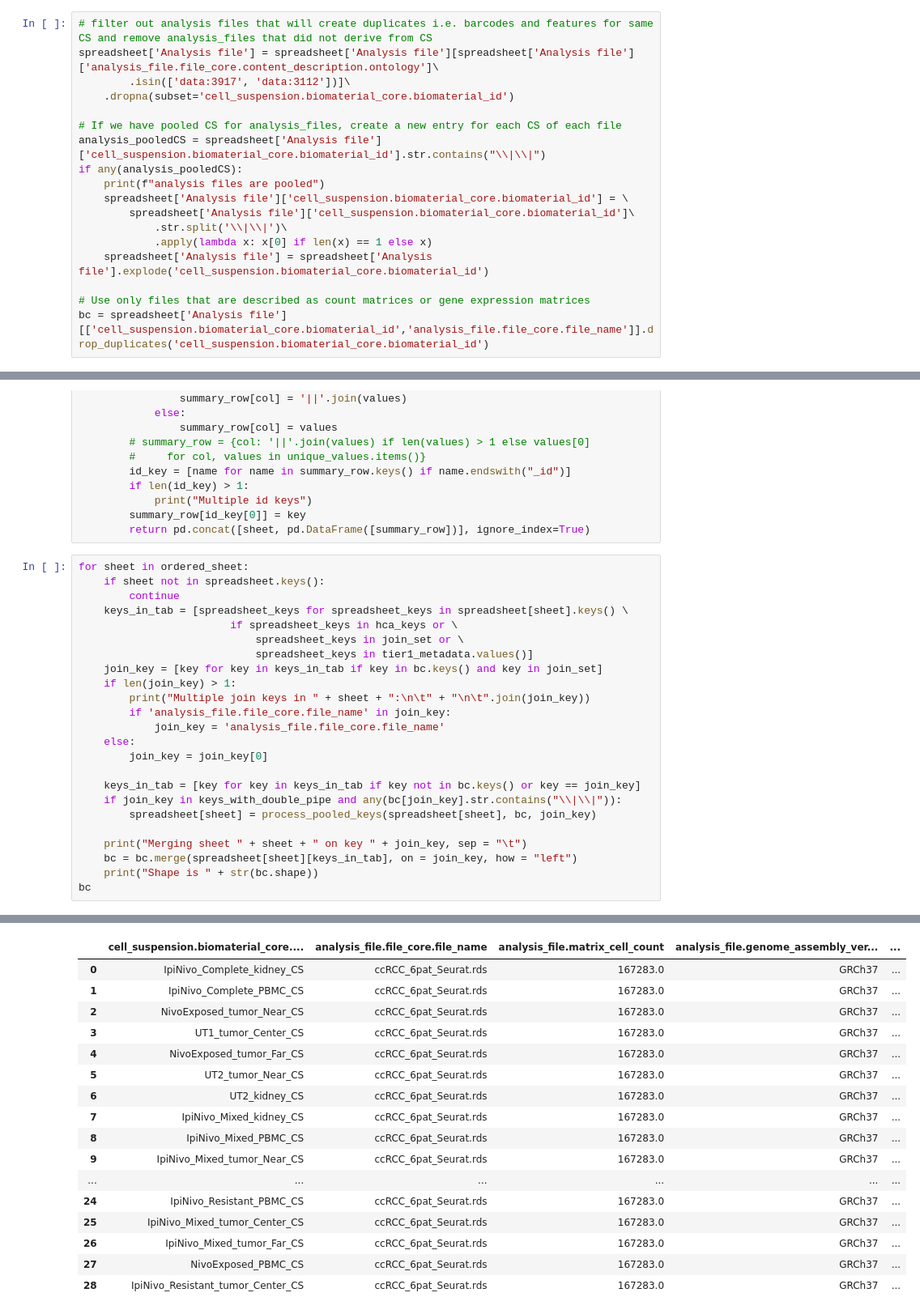
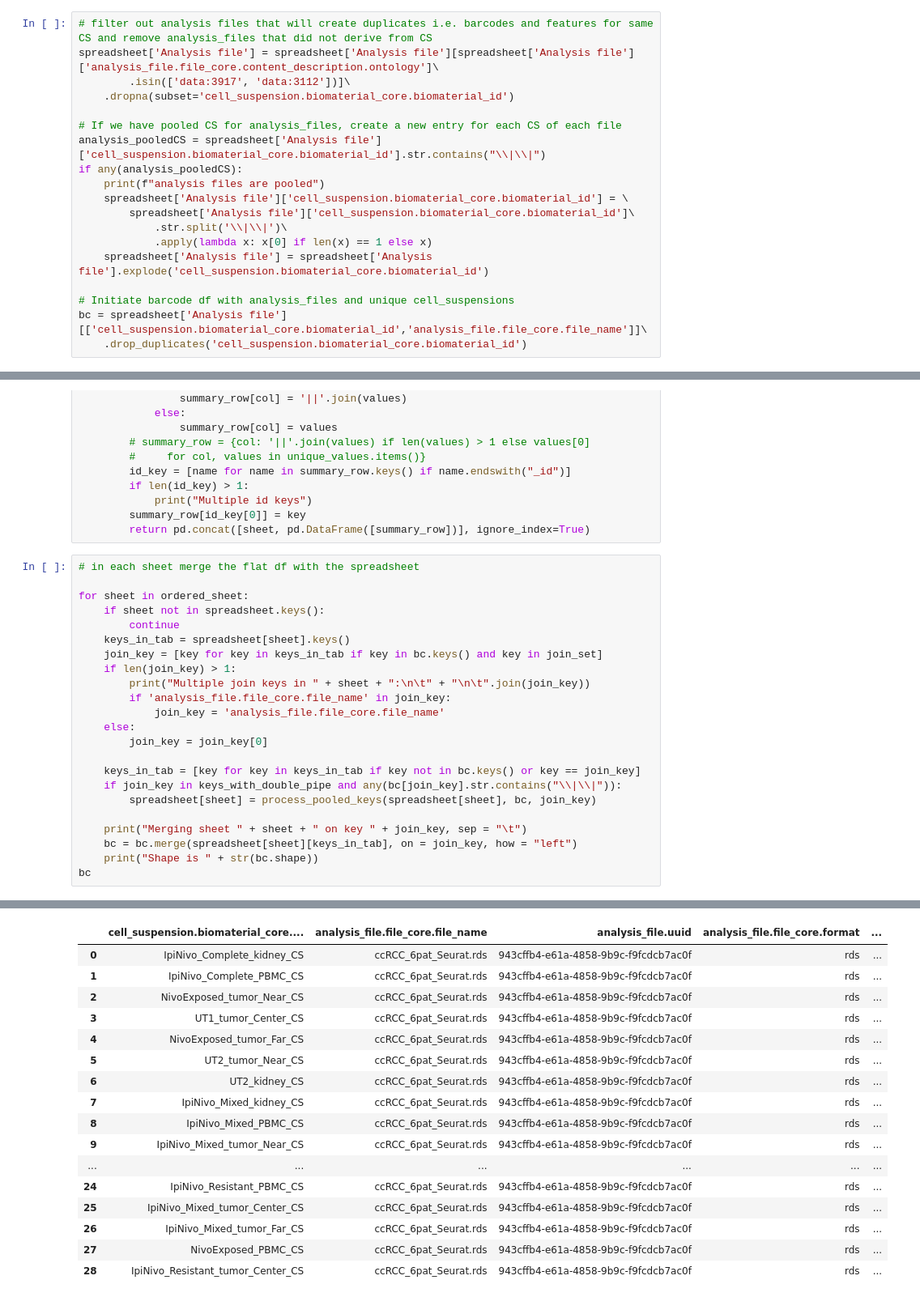
Before and after one commit to arschat/dcp_to_tier1, a Jupyter notebook: get_flatten_per_cs_metadata.ipynb, the cells around one changed output, grey strips where cells are left out. Shown: that part at 81% size. Cells and saved outputs as stored; diff of their text form.

Commit message:
Remove field filtering from dcp to flat

```diff
--- a/get_flatten_per_cs_metadata.ipynb
+++ b/get_flatten_per_cs_metadata.ipynb
@@ -68,8 +68,9 @@ if any(analysis_pooledCS):
             .apply(lambda x: x[0] if len(x) == 1 else x)
     spreadsheet['Analysis file'] = spreadsheet['Analysis file'].explode('cell_suspension.biomaterial_core.biomaterial_id')
 
-# Use only files that are described as count matrices or gene expression matrices
-bc = spreadsheet['Analysis file'][['cell_suspension.biomaterial_core.biomaterial_id','analysis_file.file_core.file_name']].drop_duplicates('cell_suspension.biomaterial_core.biomaterial_id')
+# Initiate barcode df with analysis_files and unique cell_suspensions
+bc = spreadsheet['Analysis file'][['cell_suspension.biomaterial_core.biomaterial_id','analysis_file.file_core.file_name']]\
+    .drop_duplicates('cell_suspension.biomaterial_core.biomaterial_id')
 # %% [output]
 analysis files are pooled
 # %%
@@ -119,13 +120,12 @@ def process_pooled_keys(sheet, bc, join_key):
         summary_row[id_key[0]] = key
         return pd.concat([sheet, pd.DataFrame([summary_row])], ignore_index=True)
 # %%
+# in each sheet merge the flat df with the spreadsheet
+
 for sheet in ordered_sheet:
     if sheet not in spreadsheet.keys():
         continue
-    keys_in_tab = [spreadsheet_keys for spreadsheet_keys in spreadsheet[sheet].keys() \
-                        if spreadsheet_keys in hca_keys or \
-                            spreadsheet_keys in join_set or \
-                            spreadsheet_keys in tier1_metadata.values()]
+    keys_in_tab = spreadsheet[sheet].keys()
     join_key = [key for key in keys_in_tab if key in bc.keys() and key in join_set]
     if len(join_key) > 1:
         print("Multiple join keys in " + sheet + ":\n\t" + "\n\t".join(join_key))
@@ -166,17 +166,17 @@ Shape is (29, 82)
-|  | cell_suspension.biomaterial_core.... | analysis_file.file_core.file_name | analysis_file.matrix_cell_count | analysis_file.genome_assembly_ver... | ... |
-| 0 | IpiNivo_Complete_kidney_CS | ccRCC_6pat_Seurat.rds | 167283.0 | GRCh37 | ... |
-| 1 | IpiNivo_Complete_PBMC_CS | ccRCC_6pat_Seurat.rds | 167283.0 | GRCh37 | ... |
-| 2 | NivoExposed_tumor_Near_CS | ccRCC_6pat_Seurat.rds | 167283.0 | GRCh37 | ... |
-| 3 | UT1_tumor_Center_CS | ccRCC_6pat_Seurat.rds | 167283.0 | GRCh37 | ... |
-| 4 | NivoExposed_tumor_Far_CS | ccRCC_6pat_Seurat.rds | 167283.0 | GRCh37 | ... |
-| 5 | UT2_tumor_Near_CS | ccRCC_6pat_Seurat.rds | 167283.0 | GRCh37 | ... |
-| 6 | UT2_kidney_CS | ccRCC_6pat_Seurat.rds | 167283.0 | GRCh37 | ... |
-| 7 | IpiNivo_Mixed_kidney_CS | ccRCC_6pat_Seurat.rds | 167283.0 | GRCh37 | ... |
-| 8 | IpiNivo_Mixed_PBMC_CS | ccRCC_6pat_Seurat.rds | 167283.0 | GRCh37 | ... |
-| 9 | IpiNivo_Mixed_tumor_Near_CS | ccRCC_6pat_Seurat.rds | 167283.0 | GRCh37 | ... |
+|  | cell_suspension.biomaterial_core.... | analysis_file.file_core.file_name | analysis_file.uuid | analysis_file.file_core.format | ... |
+| 0 | IpiNivo_Complete_kidney_CS | ccRCC_6pat_Seurat.rds | 943cffb4-e61a-4858-9b9c-f9fcdcb7ac0f | rds | ... |
+| 1 | IpiNivo_Complete_PBMC_CS | ccRCC_6pat_Seurat.rds | 943cffb4-e61a-4858-9b9c-f9fcdcb7ac0f | rds | ... |
+| 2 | NivoExposed_tumor_Near_CS | ccRCC_6pat_Seurat.rds | 943cffb4-e61a-4858-9b9c-f9fcdcb7ac0f | rds | ... |
+| 3 | UT1_tumor_Center_CS | ccRCC_6pat_Seurat.rds | 943cffb4-e61a-4858-9b9c-f9fcdcb7ac0f | rds | ... |
+| 4 | NivoExposed_tumor_Far_CS | ccRCC_6pat_Seurat.rds | 943cffb4-e61a-4858-9b9c-f9fcdcb7ac0f | rds | ... |
+| 5 | UT2_tumor_Near_CS | ccRCC_6pat_Seurat.rds | 943cffb4-e61a-4858-9b9c-f9fcdcb7ac0f | rds | ... |
+| 6 | UT2_kidney_CS | ccRCC_6pat_Seurat.rds | 943cffb4-e61a-4858-9b9c-f9fcdcb7ac0f | rds | ... |
+| 7 | IpiNivo_Mixed_kidney_CS | ccRCC_6pat_Seurat.rds | 943cffb4-e61a-4858-9b9c-f9fcdcb7ac0f | rds | ... |
+| 8 | IpiNivo_Mixed_PBMC_CS | ccRCC_6pat_Seurat.rds | 943cffb4-e61a-4858-9b9c-f9fcdcb7ac0f | rds | ... |
+| 9 | IpiNivo_Mixed_tumor_Near_CS | ccRCC_6pat_Seurat.rds | 943cffb4-e61a-4858-9b9c-f9fcdcb7ac0f | rds | ... |
 | ... | ... | ... | ... | ... | ... |
-| 24 | IpiNivo_Resistant_PBMC_CS | ccRCC_6pat_Seurat.rds | 167283.0 | GRCh37 | ... |
-| 25 | IpiNivo_Mixed_tumor_Center_CS | ccRCC_6pat_Seurat.rds | 167283.0 | GRCh37 | ... |
-| 26 | IpiNivo_Mixed_tumor_Far_CS | ccRCC_6pat_Seurat.rds | 167283.0 | GRCh37 | ... |
-| 27 | NivoExposed_PBMC_CS | ccRCC_6pat_Seurat.rds | 167283.0 | GRCh37 | ... |
-| 28 | IpiNivo_Resistant_tumor_Center_CS | ccRCC_6pat_Seurat.rds | 167283.0 | GRCh37 | ... |
+| 24 | IpiNivo_Resistant_PBMC_CS | ccRCC_6pat_Seurat.rds | 943cffb4-e61a-4858-9b9c-f9fcdcb7ac0f | rds | ... |
+| 25 | IpiNivo_Mixed_tumor_Center_CS | ccRCC_6pat_Seurat.rds | 943cffb4-e61a-4858-9b9c-f9fcdcb7ac0f | rds | ... |
+| 26 | IpiNivo_Mixed_tumor_Far_CS | ccRCC_6pat_Seurat.rds | 943cffb4-e61a-4858-9b9c-f9fcdcb7ac0f | rds | ... |
+| 27 | NivoExposed_PBMC_CS | ccRCC_6pat_Seurat.rds | 943cffb4-e61a-4858-9b9c-f9fcdcb7ac0f | rds | ... |
+| 28 | IpiNivo_Resistant_tumor_Center_CS | ccRCC_6pat_Seurat.rds | 943cffb4-e61a-4858-9b9c-f9fcdcb7ac0f | rds | ... |
```
Also changed, not shown: parts of 4 cells of this notebook, 2 other files.
